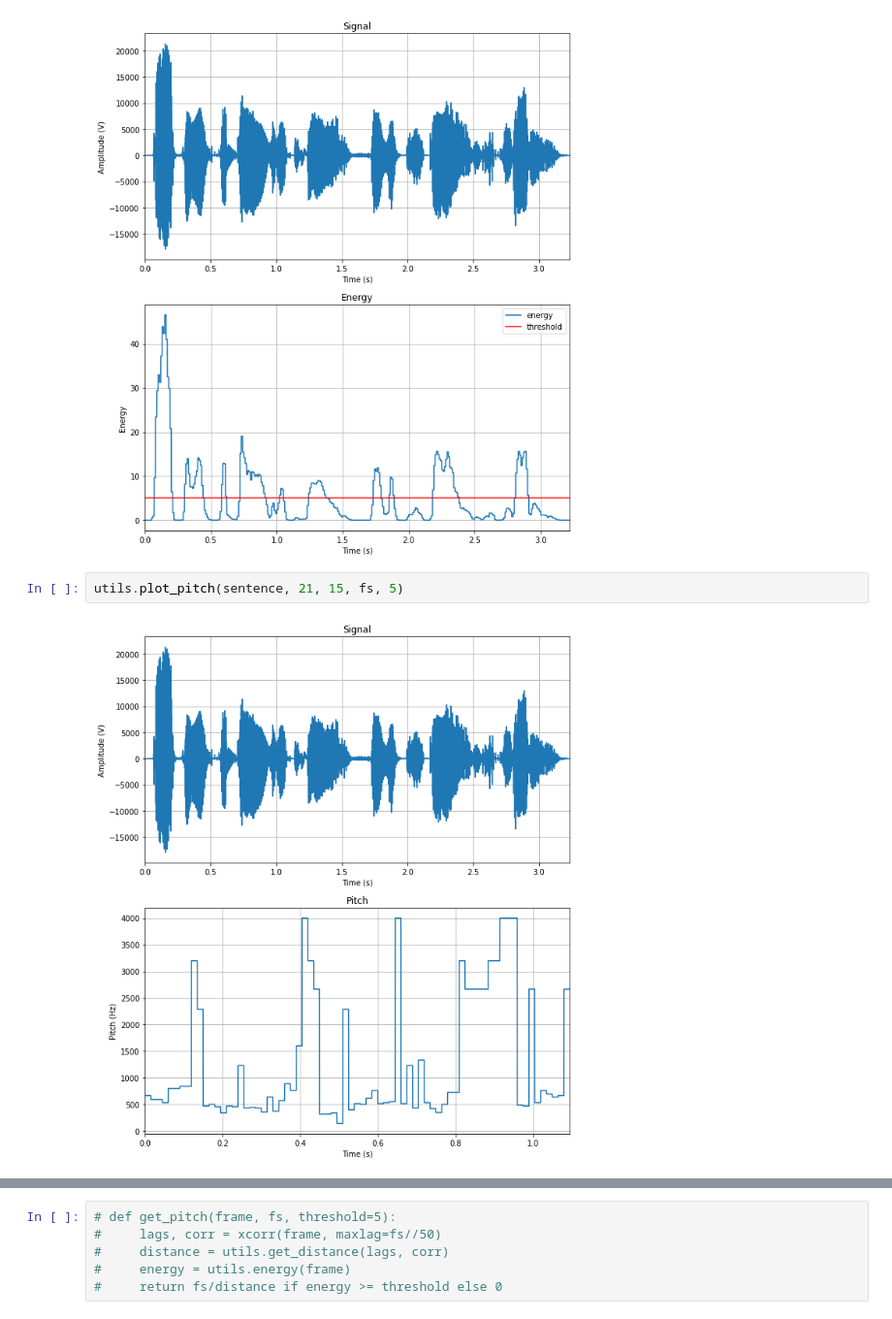
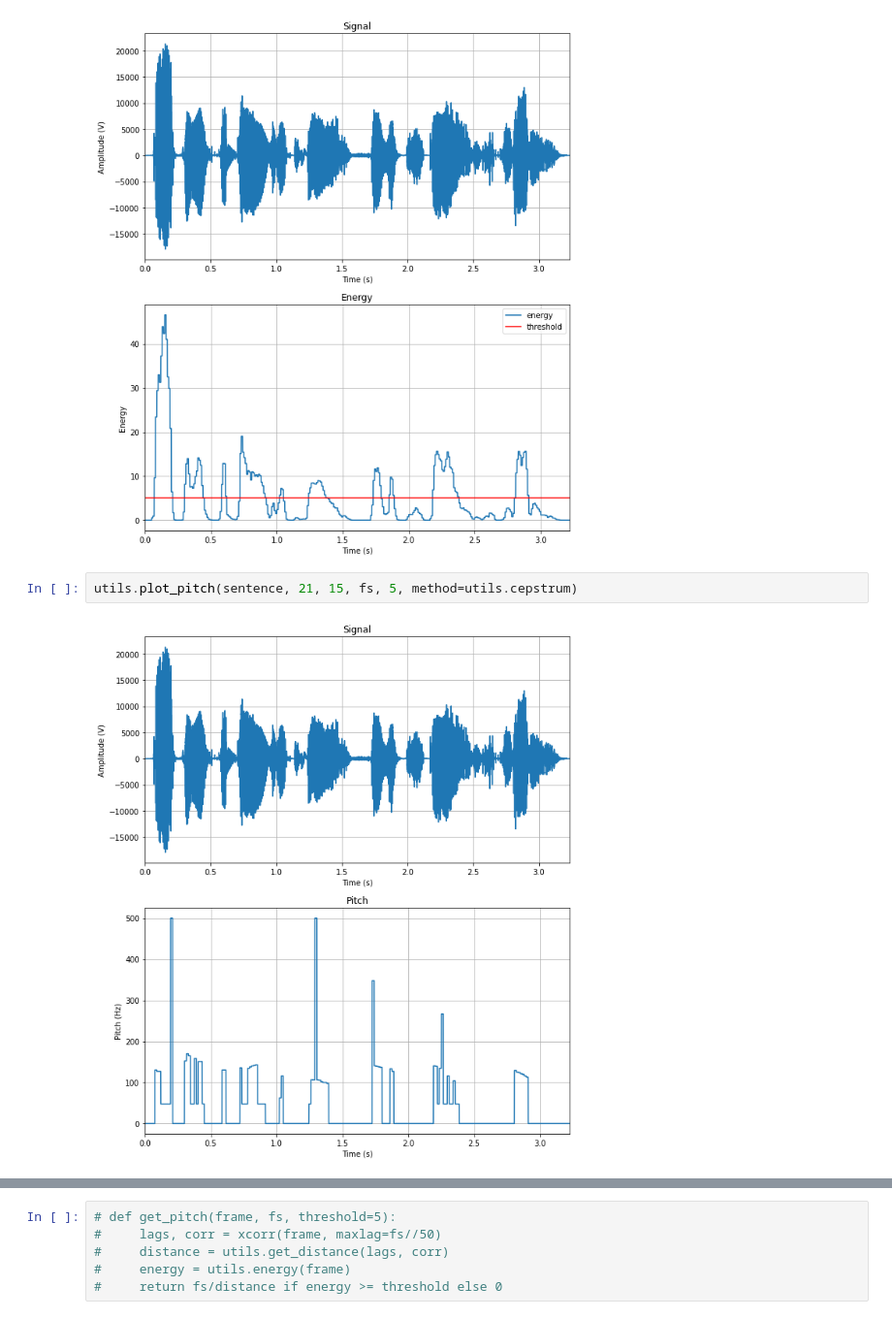
Before and after one commit to lionelGoffaux/signal-project, a Jupyter notebook: labo 2.ipynb, the cells around one changed output, grey strips where cells are left out. Shown at 97% size. Cells and saved outputs as stored; diff of their text form.

```diff
--- a/labo 2.ipynb
+++ b/labo 2.ipynb
@@ -87,7 +89,7 @@ utils.plot_energy(sentence, 21, 10, fs, 5)
 # %% [output]
 [figure]
 # %%
-utils.plot_pitch(sentence, 21, 15, fs, 5)
+utils.plot_pitch(sentence, 21, 15, fs, 5, method=utils.cepstrum)
 # %% [output]
-[figure, old version]
+[figure, new version]
 # %%
```
Also changed, not shown: parts of 3 cells of this notebook, 16 other files.
